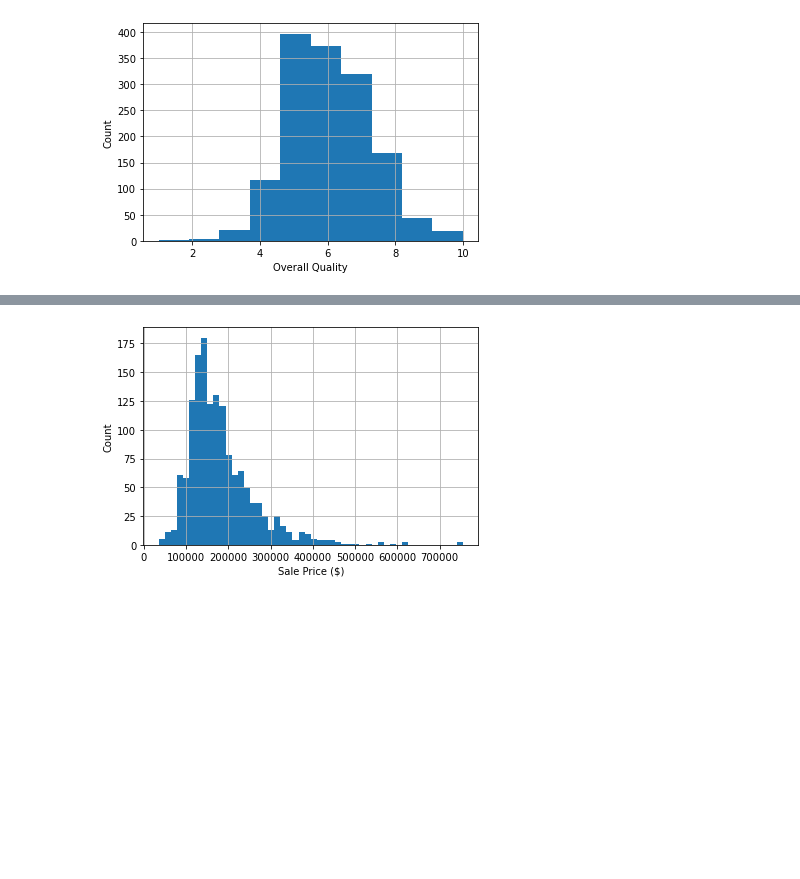
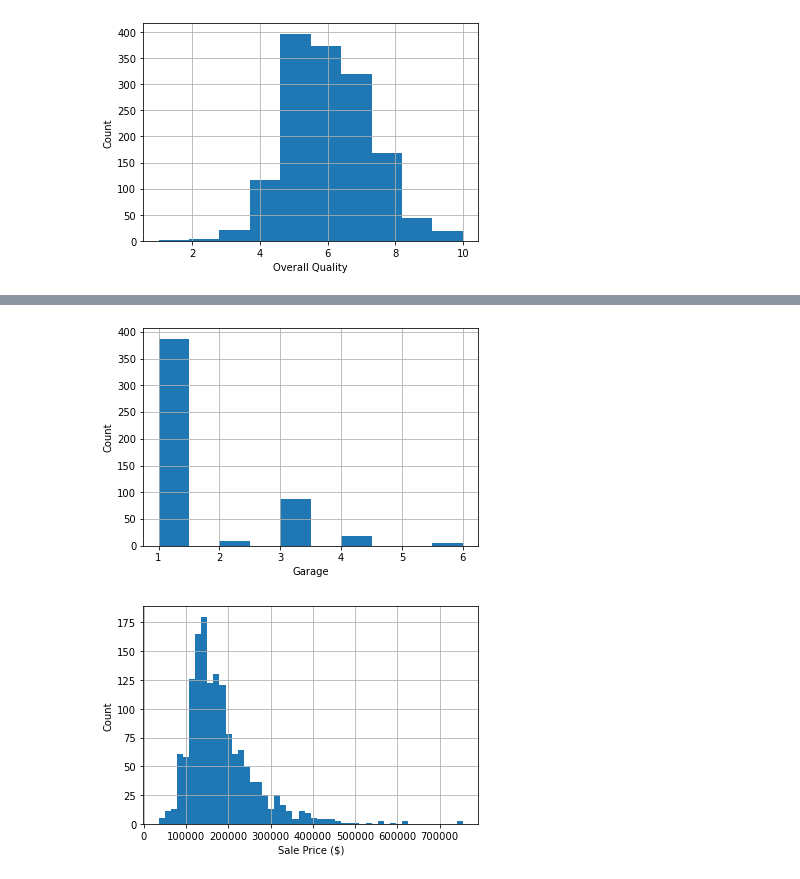
Before and after one commit to smaxwell953/Springboard_DSC_Career_Track, a Jupyter notebook: Capstone 2/Exploratory Data Analysis.ipynb, the cells around one changed output, grey strips where cells are left out. Cells and saved outputs as stored; diff of their text form; code cells hidden in the pictures; blank space fills up the shorter version.

```diff
--- a/Capstone 2/Exploratory Data Analysis.ipynb
+++ b/Capstone 2/Exploratory Data Analysis.ipynb
@@ -90,3 +108,9 @@ plt.ylabel('Count');
+# %%
+housing.Garage.hist(bins=10)
+plt.xlabel('Garage')
+plt.ylabel('Count');
+# %% [output]
+[figure, added]
 # %%
 housing.SalePrice.hist(bins=50)
 plt.xlabel('Sale Price ($)')
```
Also changed, not shown: parts of 20 cells of this notebook.
